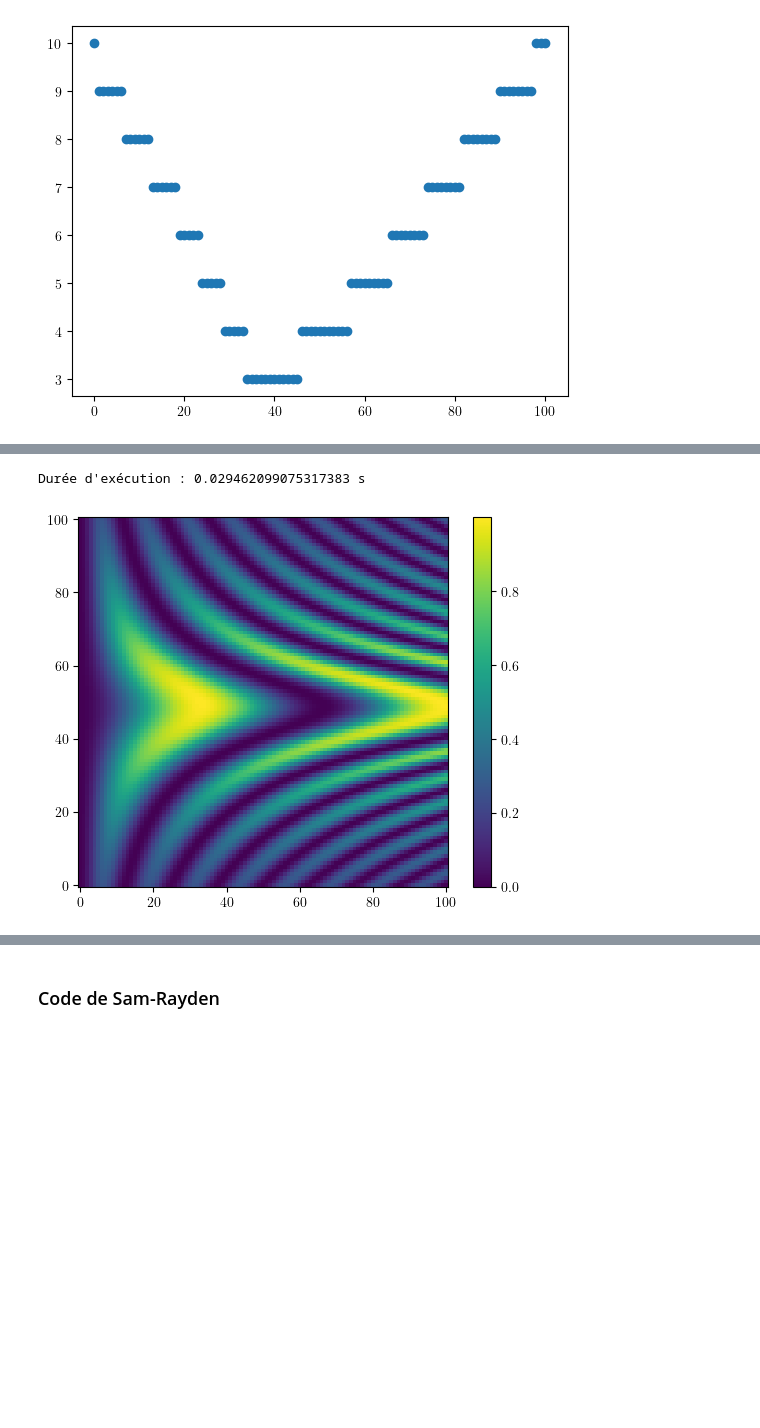
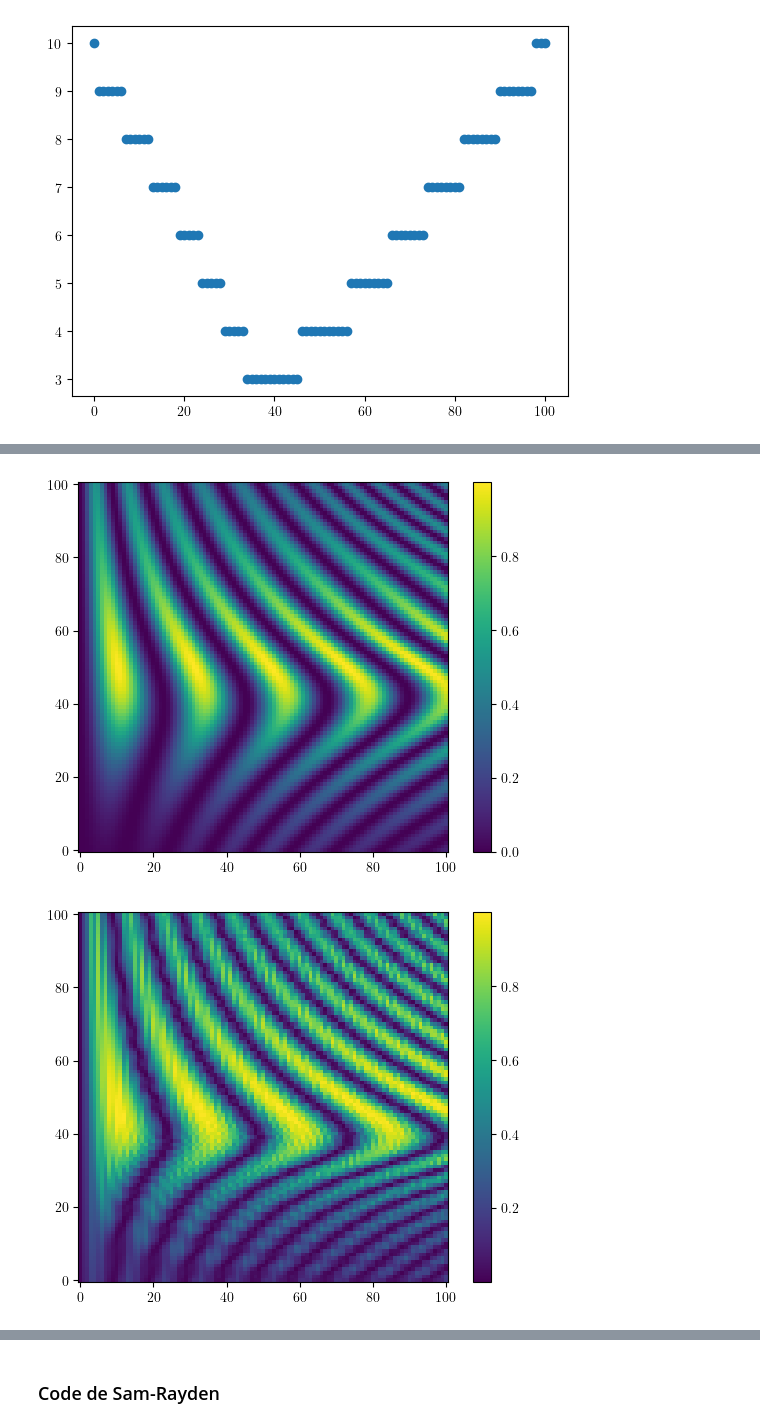
Before and after one commit to ekspone/GyroSpin, a Jupyter notebook: TheEND/rabi_plot.ipynb, the cells around one changed output, grey strips where cells are left out. Saved outputs shown, nothing was run; the diff lists cells and outputs as text; code cells hidden in the pictures; blank space fills up the shorter version.

```diff
--- a/TheEND/rabi_plot.ipynb
+++ b/TheEND/rabi_plot.ipynb
@@ -15,8 +15,8 @@ plt.rcParams.update({"text.usetex": True, "font.family": "serif"})
 # %%
 RabiX0 = np.loadtxt("RabiX.txt")
 RabiXY0 = np.loadtxt("RabiXY.txt")
-RabiX = (1 + np.cos(RabiX0)) / 2
-RabiXY = (1 + np.cos(RabiXY0)) / 2
+RabiX = (1 - np.cos(RabiX0)) / 2
+RabiXY = (1 - np.cos(RabiXY0)) / 2
 # %% [markdown]
 ### Forçage selon $X$
 # %%
@@ -118,42 +171,41 @@ plt.scatter(range(len(l)), l)
 # %%
-f_L_0 = 1.059
+def f_R_test(delta, t):
+    return f_R_0 * (  1 + delta * (1 +  np.sinc(delta * t / np.pi)) / f_L_0  )
 
-f_R_0 = f_L_0 / 4.423
+def bricole_freq(delta, t):
+    f_L_new = f_L_0 + delta * np.sinc(delta * t / np.pi)
+    f_R_new = f_R_0 * (  1 + delta * (1 +  np.sinc(delta * t / np.pi)) / f_L_0  )
 
-p_psi = 0.000055 * 2 * np.pi * 50
+    www = f_R_new
+    return np.sqrt( www**2 + delta**2 ) / 2
 
-A = 0.375 * 0.1 * 31.25 * 1e-3 / p_psi
-
-
-def f_L(delta, t):
-    return f_L_0 + delta * np.sinc(delta * t / np.pi)
-
-def f_R(delta, t):
-    return (( delta + f_L_0)**2) * A
-
-def Theta_Test(delta, t):
+def Theta_svp(delta, t):
     theta = np.zeros((len(delta), len(t)))
     for i in range(len(delta)):
         for j in range(len(t)):
-            f_R_1 = f_R(delta[i], t[j])
-            num = f_R_0**2
-            den = f_R_0**2 + delta[i]**2
-            W = np.sqrt( f_R_1**2 + delta[i]**2 ) / 2
+            f_R_1 = f_R_test(delta[i], t[j])
+            num = f_R_1**2
+            den = f_R_1**2 + delta[i]**2
+            W = bricole_freq(delta[i], t[j])
             mod = np.sin(2 * np.pi * W * t[j])**2
             theta[i, j] = (num / den) * mod
     return theta
 
-start = time.time()
-y1 = Theta_Test(delta, t_burst)
-end = time.time()
-print(f"Durée d'exécution : {end - start} s")
 
+y_svp2 = Theta_svp(delta, t_burst)
+
+plt.figure()
+plt.imshow(y_svp2, origin = "lower")
+plt.colorbar()
+plt.show()
 
 
 plt.figure()
-plt.imshow(y1, origin = "lower")
+plt.imshow(RabiX, origin = "lower")
 plt.colorbar()
+
+
 plt.show()
 # %% [output]
-Durée d'exécution : 0.029462099075317383 s
-[figure, old version]
+[figure, new version]
+[figure, added]
```
Also changed, not shown: parts of 9 cells of this notebook, 11 other files.
